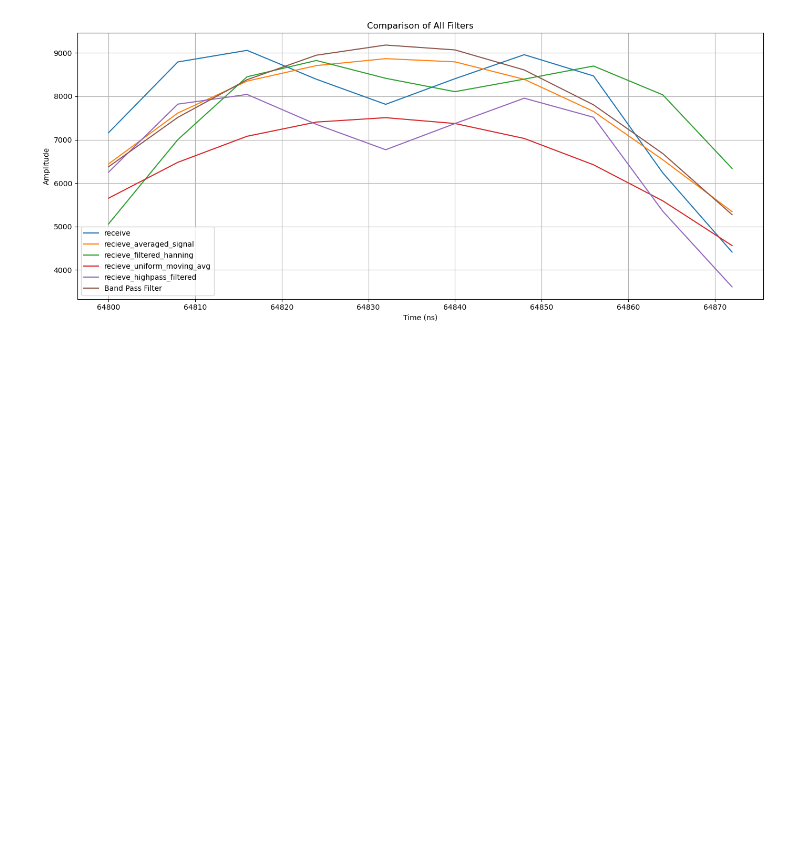
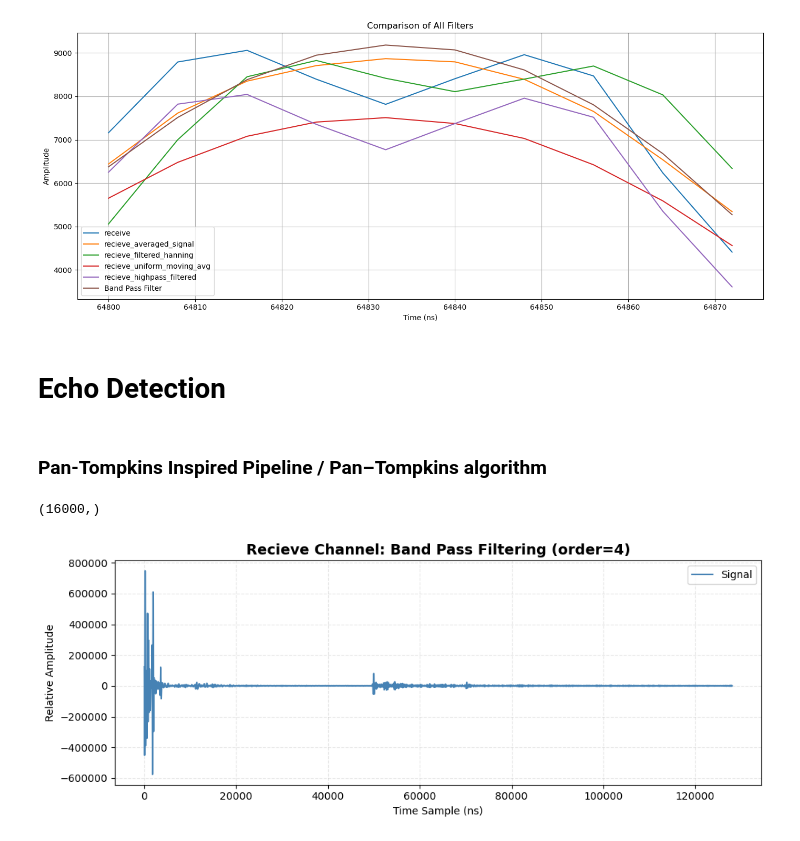
Before and after one commit to madhviasthana/Bio-Medical-Signal-Processing, a Jupyter notebook: codebase/main.ipynb, the cells around one changed output. Cells and saved outputs as stored; diff of their text form; code cells hidden in the pictures; blank space fills up the shorter version.

Commit message:
Pan Tompkins algorithm is added

```diff
--- a/codebase/main.ipynb
+++ b/codebase/main.ipynb
@@ -162,29 +167,6 @@ signal_plot(recieve_highpass_filtered[0,:],start=8100,end=8200,title="Recieve Ch
 [figure]
 # %% [markdown]
 ### Bandpass Filter
-# %%
-from scipy.signal import butter, filtfilt
-
-def apply_bandpass_filter(signal, fs, low_cutoff, high_cutoff, order=4):
-    """
-    Applies a Butterworth bandpass filter to a 1D signal.
-
-    Parameters:
-    - signal (1D array): The input signal (e.g., receive[0, start:end])
-    - fs (float): Sampling frequency in Hz (e.g., 125e6)
-    - low_cutoff (float): Low cutoff frequency in Hz (e.g., 4e6)
-    - high_cutoff (float): High cutoff frequency in Hz (e.g., 6e6)
-    - order (int): Filter order (default is 4)
-
-    Returns:
-    - filtered_signal (1D array): Bandpassed signal
-    """
-    nyquist = fs / 2
-    low = low_cutoff / nyquist
-    high = high_cutoff / nyquist
-    b, a = butter(order, [low, high], btype='band')
-    filtered_signal = filtfilt(b, a, signal)
-    return filtered_signal
 # %%
 start=0
 end=16000
@@ -235,3 +218,15 @@ plt.tight_layout()
 plt.show()
 # %% [output]
 [figure]
+# %% [markdown]
+# Echo Detection
+# %% [markdown]
+### Pan-Tompkins Inspired Pipeline / Pan–Tompkins algorithm
+# %%
+bandpassed_receive.shape
+# %% [output]
+(16000,)
+# %%
+signal_plot(bandpassed_receive[:],start=0,end=16000,title="Recieve Channel: Band Pass Filtering (order=4)")
+# %% [output]
+[figure, added]
```
Also changed, not shown: parts of 14 cells of this notebook, 6 other files.
